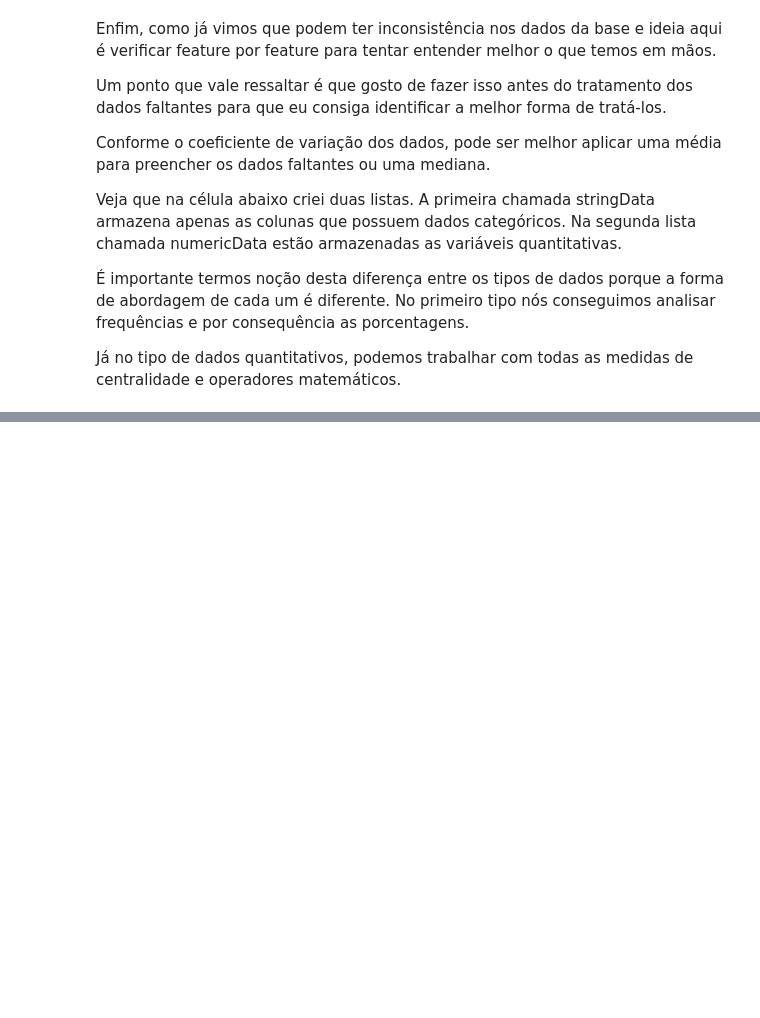
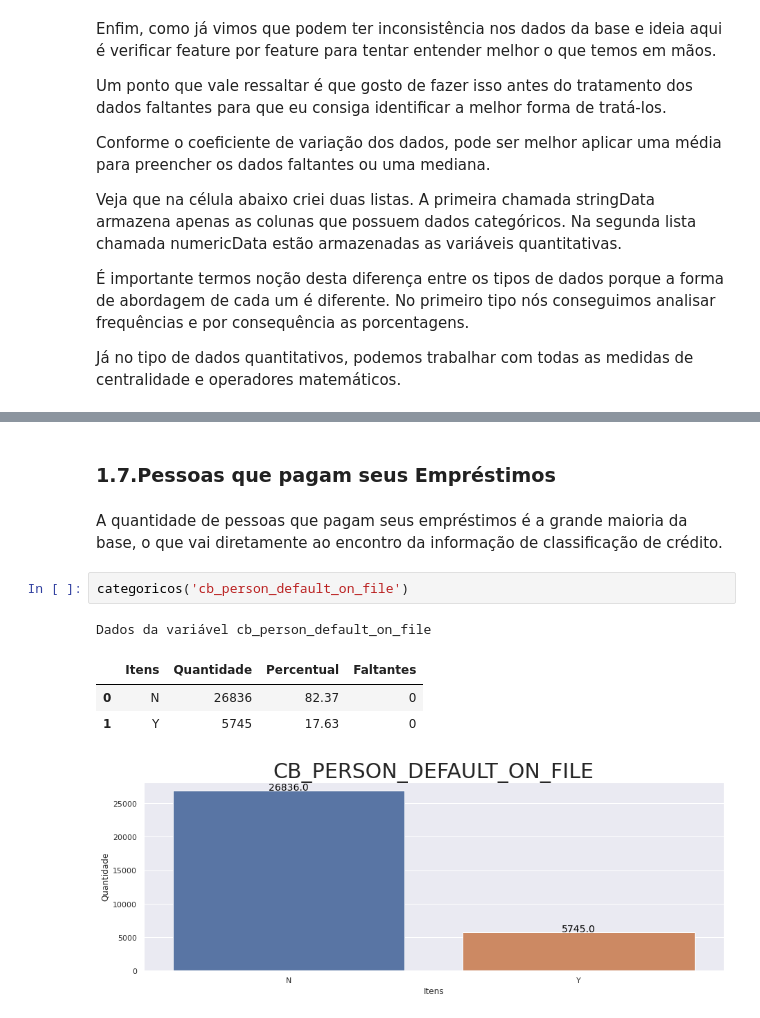
Before and after one commit to j2evaldo/dio, a Jupyter notebook: EDA_DIO.ipynb, the cells around one changed output, grey strips where cells are left out. Drawn from its saved outputs; the diff is of its cells as text; blank space fills up the shorter version.

```diff
--- a/EDA_DIO.ipynb
+++ b/EDA_DIO.ipynb
@@ -198,0 +229,12 @@ Dados Faltantes
+# %% [markdown]
+### **1.7.Pessoas que pagam seus Empréstimos**
+# %% [markdown]
+A quantidade de pessoas que pagam seus empréstimos é a grande maioria da base, o que vai diretamente ao encontro da informação de classificação de crédito.
+# %%
+categoricos('cb_person_default_on_file')
+# %% [output]
+Dados da variável cb_person_default_on_file
+|  | Itens | Quantidade | Percentual | Faltantes |
+| 0 | N | 26836 | 82.37 | 0 |
+| 1 | Y | 5745 | 17.63 | 0 |
+[figure, added]
```
Also changed, not shown: parts of 12 cells of this notebook.
